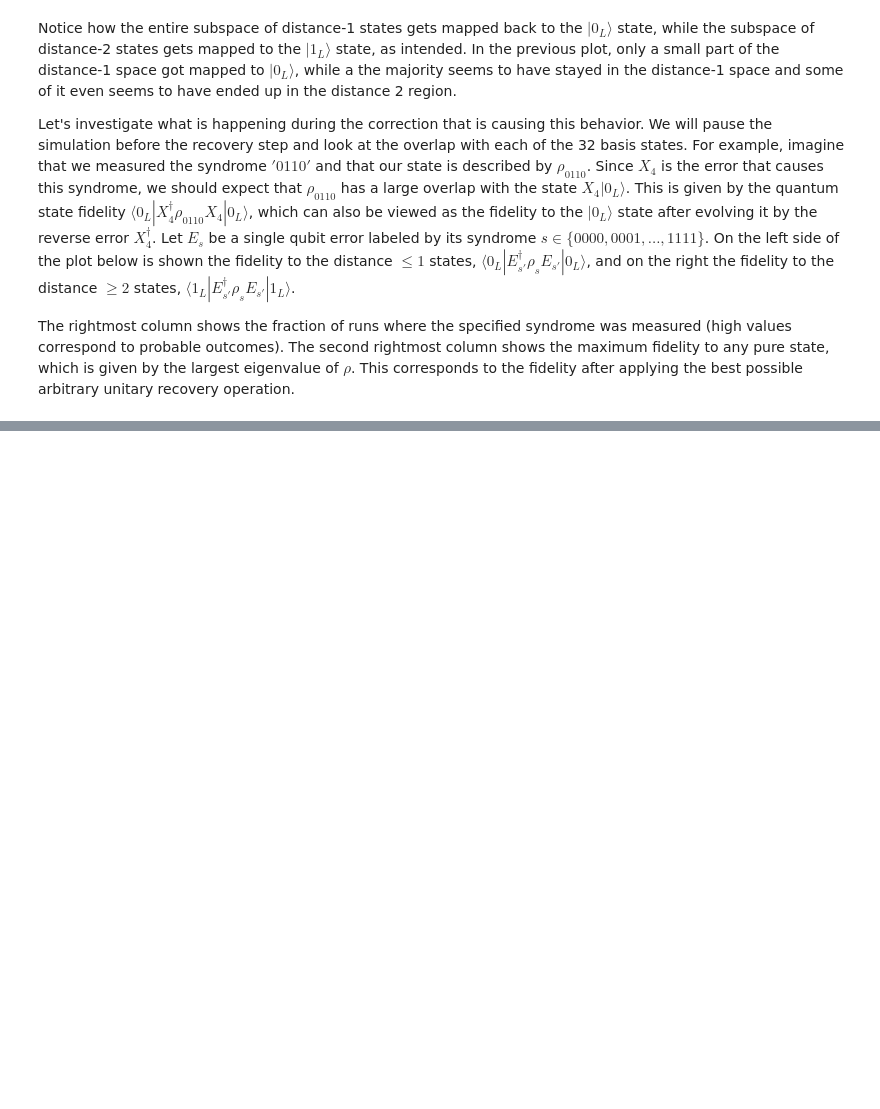
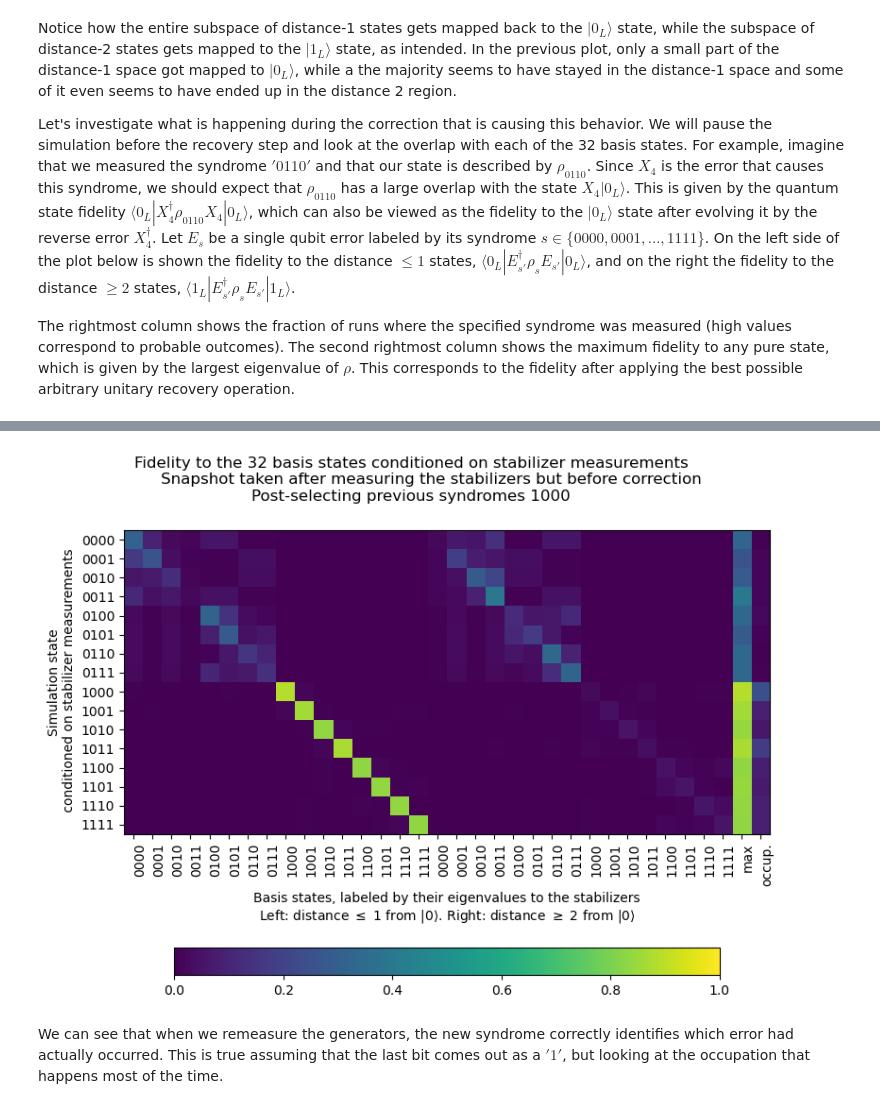
Before and after one commit to Serock3/Master-Thesis-QEC-simulation, a Jupyter notebook: decoding_errors.ipynb, the cells around one changed output, grey strips where cells are left out. Cells and saved outputs as stored; diff of their text form; code cells hidden in the pictures; blank space fills up the shorter version.

```diff
--- a/decoding_errors.ipynb
+++ b/decoding_errors.ipynb
@@ -128,0 +123,9 @@ Here we can see the source of the problem. Syndromes that begin with zeros have
+# %%
+# List of syndromes that we assume have occured in the previous cycle(s)
+previous_syndromes = ['1000']
+
+decoding_errors.plot_correction_matrix(results, previous_syndromes, **kwargs)
+# %% [output]
+[figure, added]
+# %% [markdown]
+We can see that when we remeasure the generators, the new syndrome correctly identifies which error had actually occurred. This is true assuming that the last bit comes out as a $'1'$, but looking at the occupation that happens most of the time.
```
Also changed, not shown: parts of 2 cells of this notebook, 1 other file.
